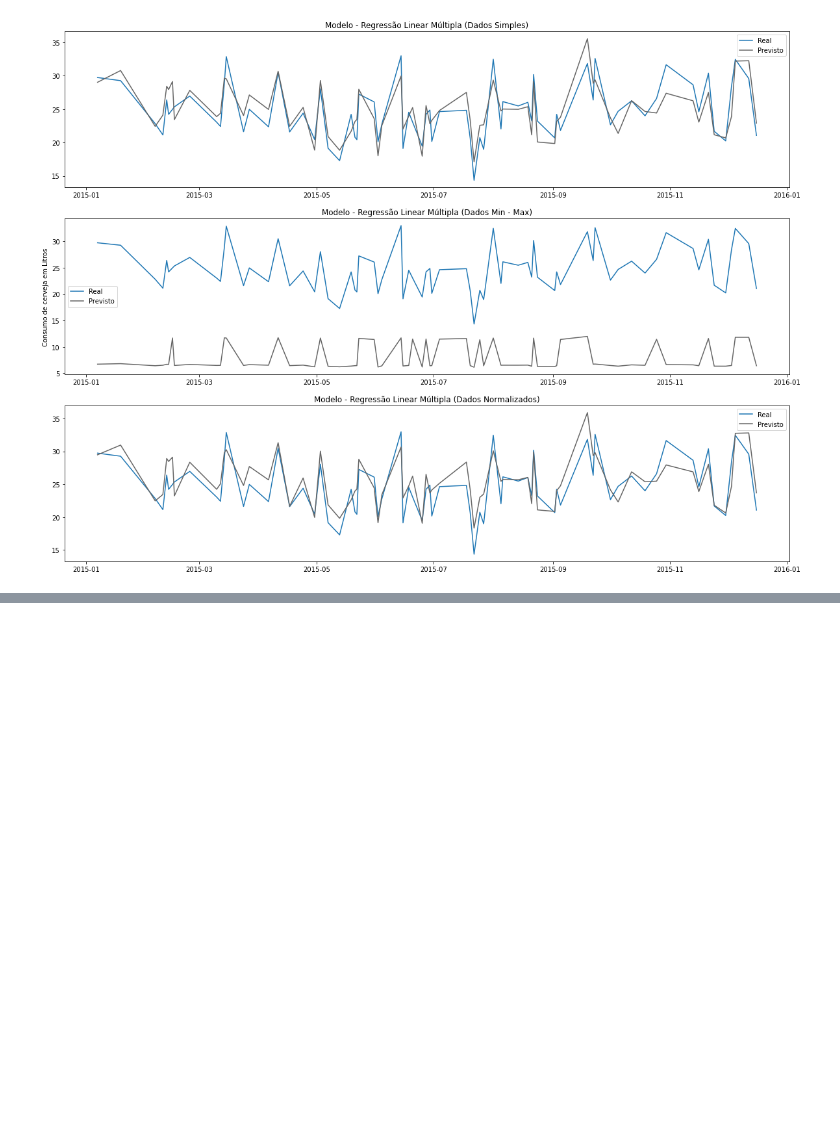
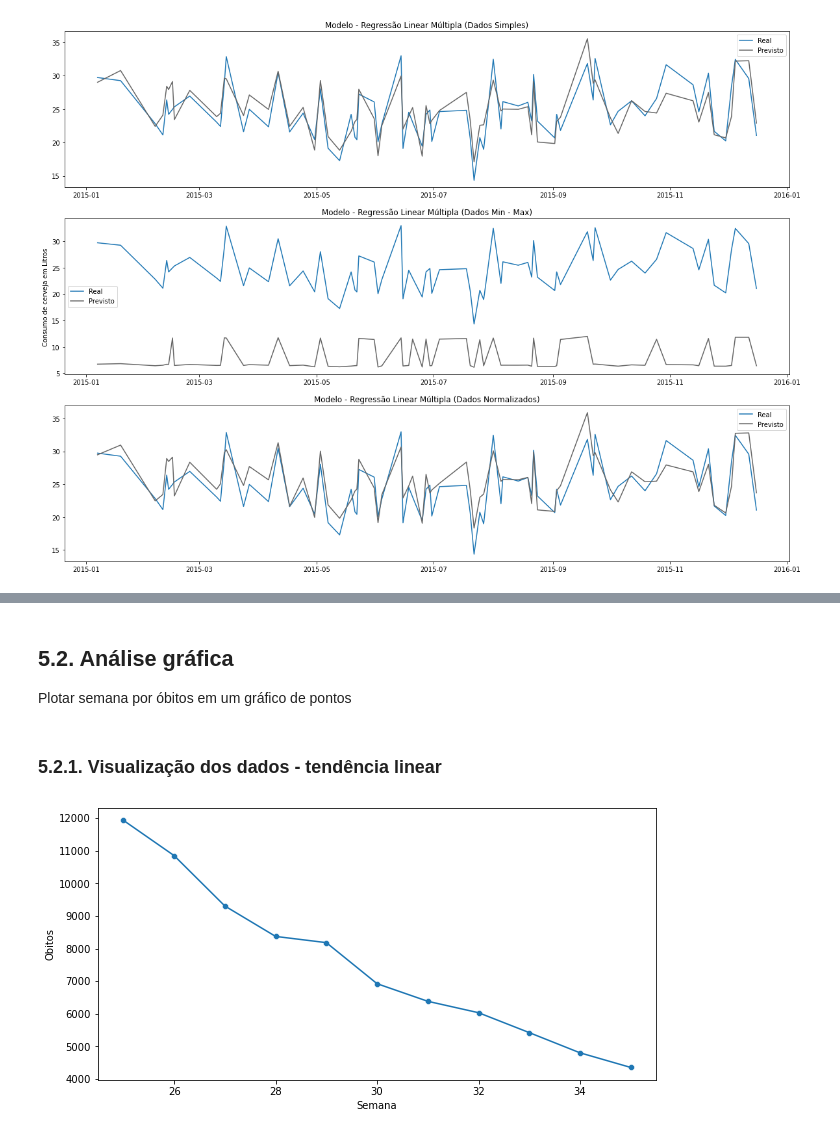
Before and after one commit to bruna-calistrate/Regression-SupervisedModels-Course, a Jupyter notebook: Exercícios.ipynb, the cells around one changed output, grey strips where cells are left out. Cells and saved outputs as stored; diff of their text form; code cells hidden in the pictures; blank space fills up the shorter version.

Commit message:
Limites do Modelo Linear

```diff
--- a/Exercícios.ipynb
+++ b/Exercícios.ipynb
@@ -1055,0 +1126,4 @@ plt.show()
+# %%
+semana = np.arange(25,36)
+obitos = np.array([11935, 10852, 9306, 8373, 8182, 6922, 6382,6032,5421,4801,4352])
+df=pd.DataFrame({'Semana':semana, 'Obitos':obitos}) #coloquei num dataframe pra ficar mais facil de plotar os dados
@@ -1055,0 +1145,13 @@ plt.show()
+# %% [markdown]
+## 5.2. Análise gráfica
+
+Plotar semana por óbitos em um gráfico de pontos
+# %% [markdown]
+### 5.2.1. Visualização dos dados - tendência linear
+# %%
+plt.figure(figsize=(10,5))
+sns.lineplot(data=df, x='Semana', y='Obitos')
+sns.scatterplot(data=df, x='Semana', y='Obitos')
+plt.show()
+# %% [output]
+[figure, added]
```
Also changed, not shown: parts of 39 cells of this notebook.
